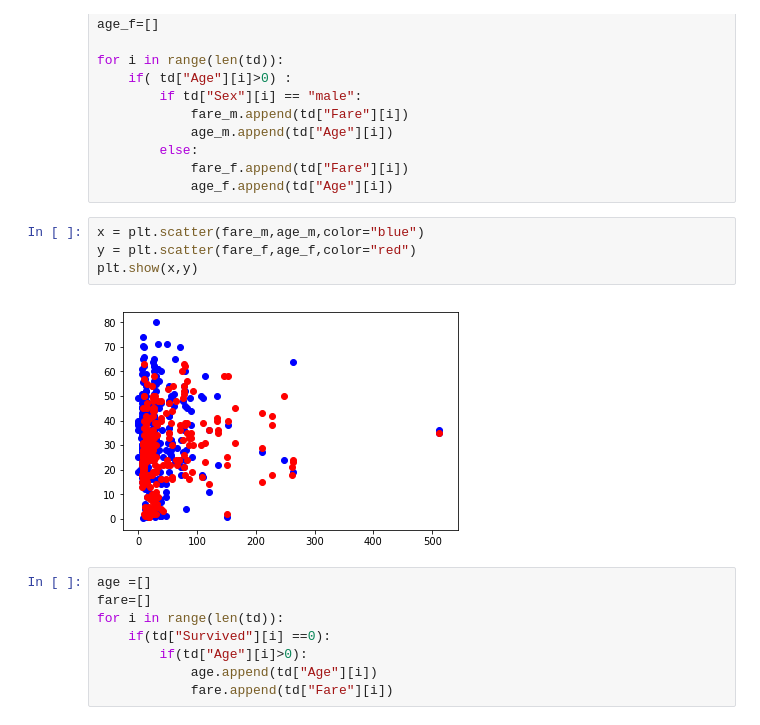
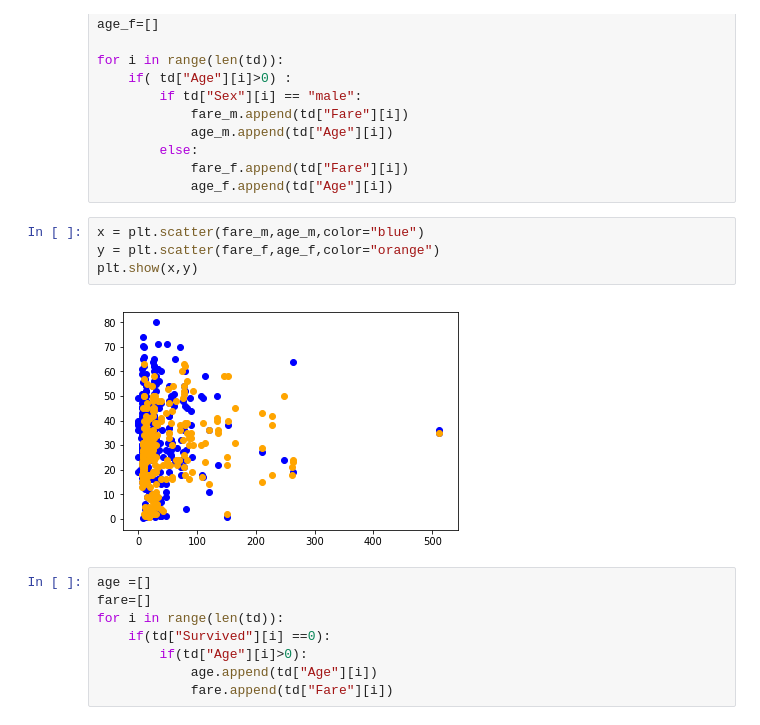
Before and after one commit to Amanchouhan192/Eckovation_ml-, a Jupyter notebook: pandas_Titanic.ipynb, the cells around one changed output. Saved outputs shown, nothing was run; the diff lists cells and outputs as text.

```diff
--- a/pandas_Titanic.ipynb
+++ b/pandas_Titanic.ipynb
@@ -146,10 +146,10 @@ for i in range(len(td)):
             age_f.append(td["Age"][i])
 # %%
 x = plt.scatter(fare_m,age_m,color="blue")
-y = plt.scatter(fare_f,age_f,color="red")
+y = plt.scatter(fare_f,age_f,color="orange")
 plt.show(x,y)
 # %% [output]
-[figure, old version]
+[figure, new version]
 # %%
 age =[]
 fare=[]
```
Also changed, not shown: parts of 1 cell of this notebook, 4 other files.
